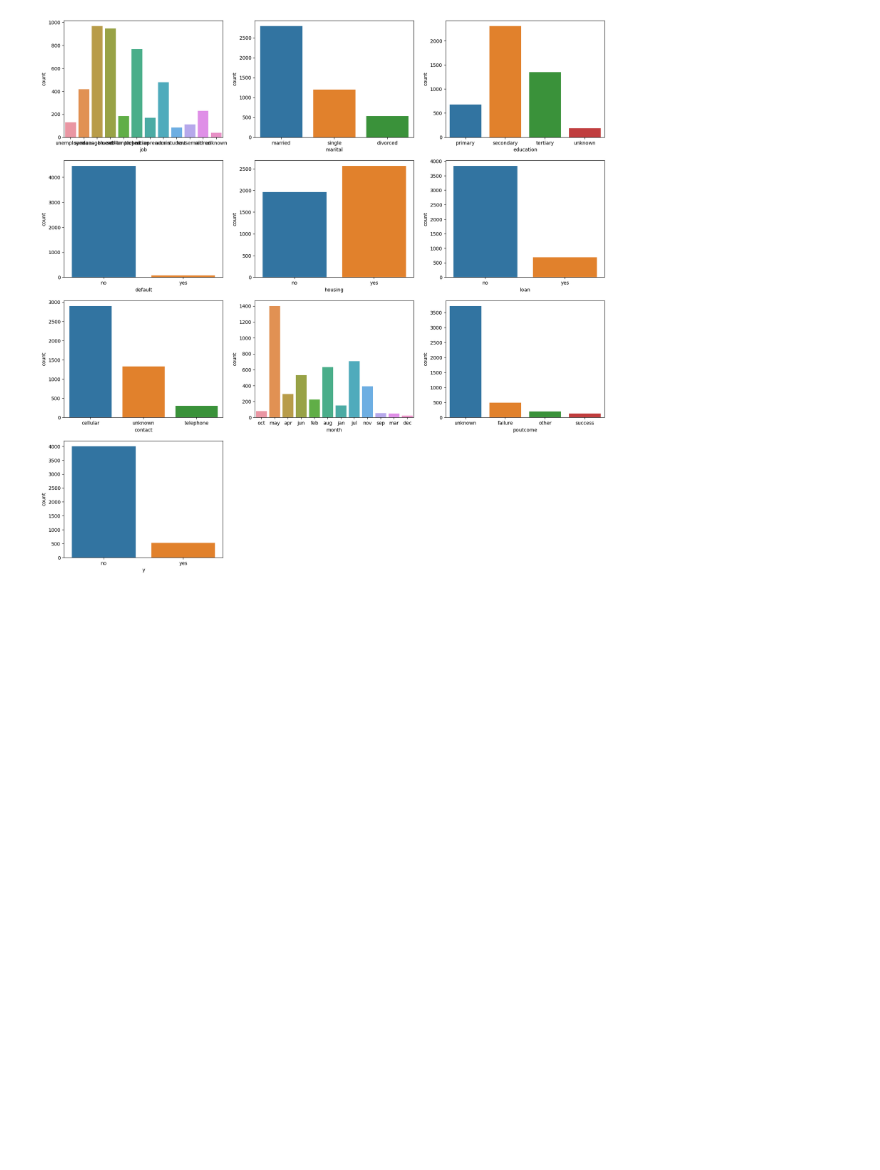
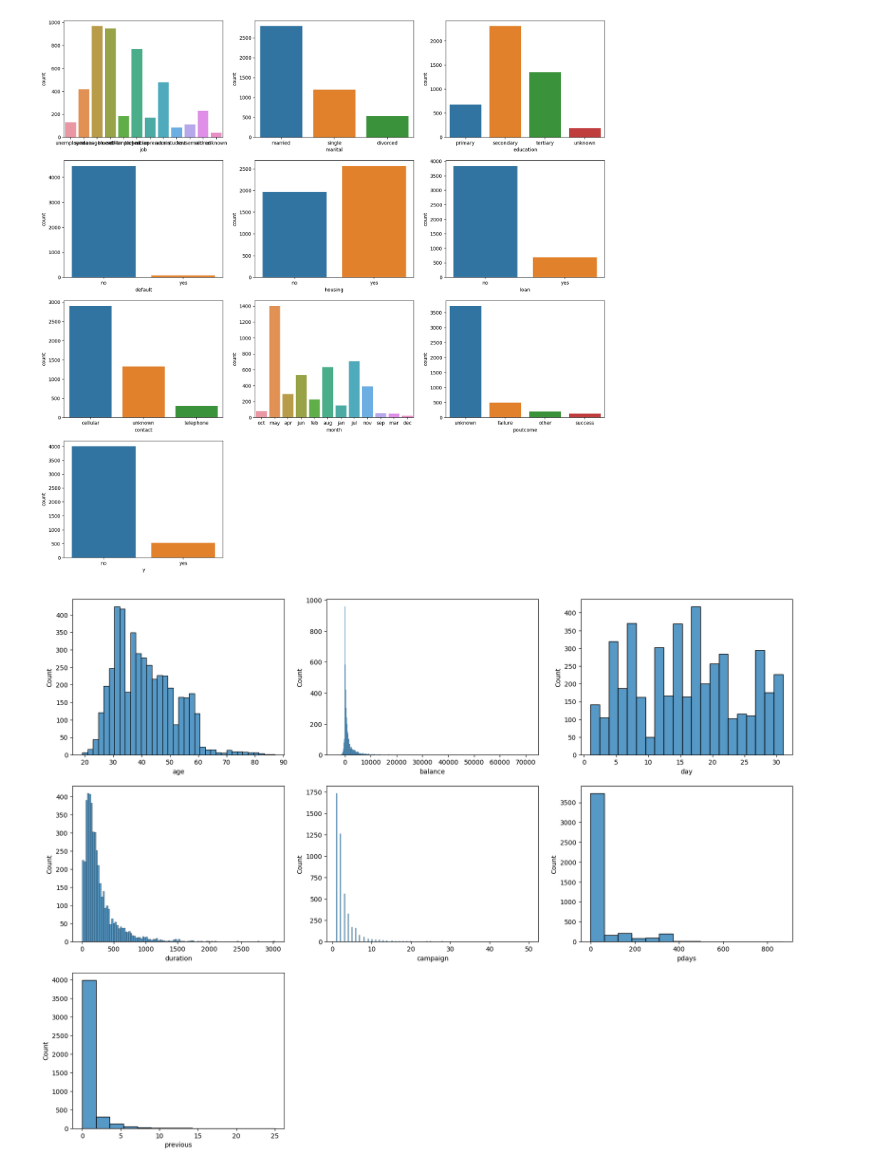
Before and after one commit to GichuriNdungu/alu-machine_learning, a Jupyter notebook: supervised_learning/afri_score/notebook.ipynb, the cells around one changed output. Drawn from its saved outputs; the diff is of its cells as text; code cells hidden in the pictures; blank space fills up the shorter version.

```diff
--- a/supervised_learning/afri_score/notebook.ipynb
+++ b/supervised_learning/afri_score/notebook.ipynb
@@ -66,3 +66,17 @@ for i in range(len(category_features), len(axes.flat)):
 plt.show()
 # %% [output]
 [figure]
+# %%
+# plot the non-category features
+non_category_features = ['age', 'balance', 'day', 'duration', 'campaign', 'pdays', 'previous']
+# create subplots to allow printing of all the countplots in one figure
+fig, axes = plt.subplots(4, 3, figsize=(20, 20))
+
+# loop through the category features and plot the countplot
+for category in non_category_features:
+    sns.histplot(x=category, data=data, ax=axes[non_category_features.index(category) // 3, non_category_features.index(category) % 3])
+for i in range(len(non_category_features), len(axes.flat)):
+    fig.delaxes(axes.flatten()[i])
+plt.show()
+# %% [output]
+[figure, added]
```
